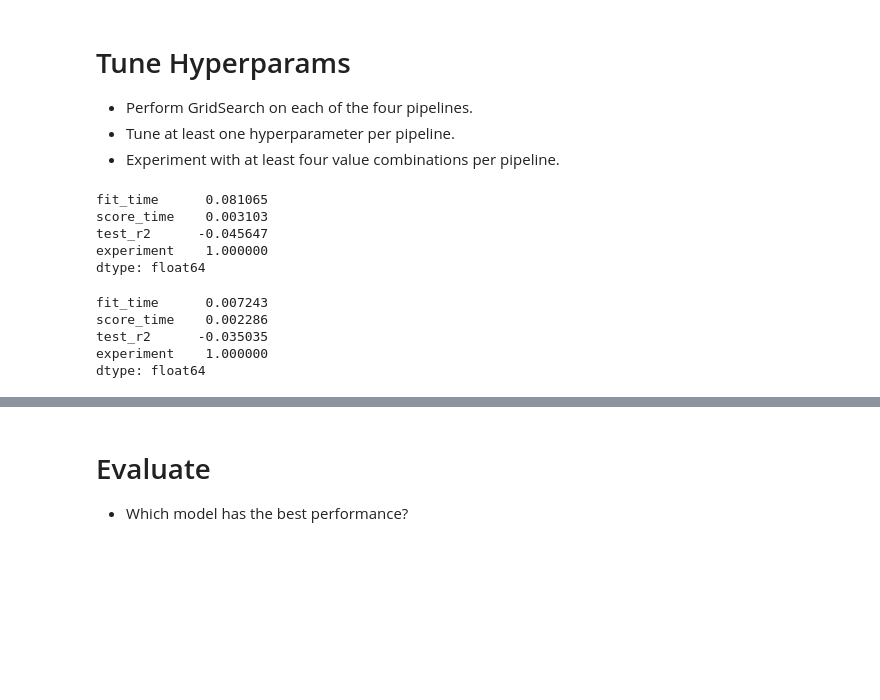
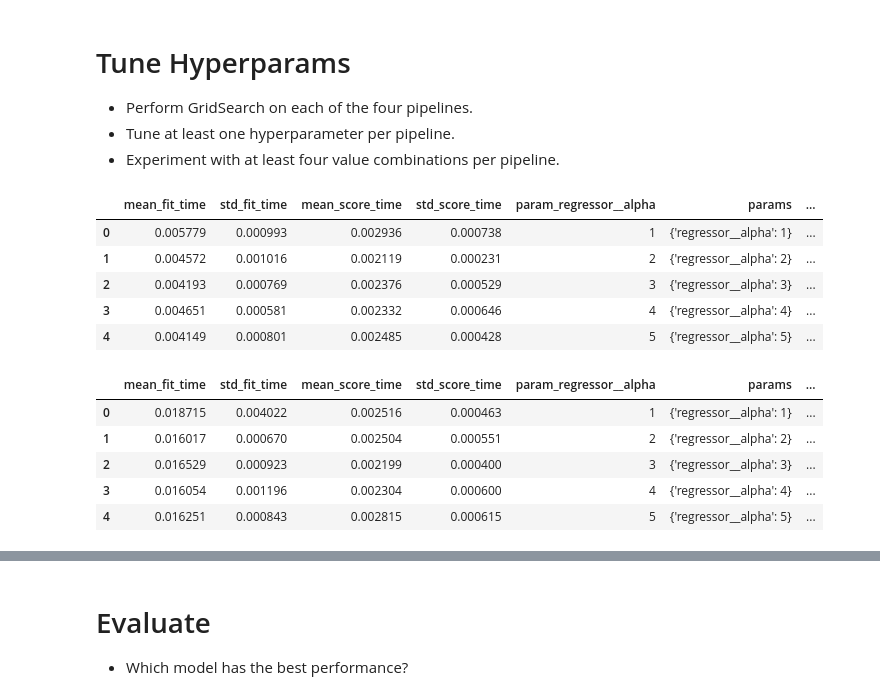
Before and after one commit to klin093/production, a Jupyter notebook: 02_activities/assignments/assignment_2.ipynb, the cells around one changed output, grey strips where cells are left out. Cells and saved outputs as stored; diff of their text form; code cells hidden in the pictures; blank space fills up the shorter version.

```diff
--- a/02_activities/assignments/assignment_2.ipynb
+++ b/02_activities/assignments/assignment_2.ipynb
@@ -217,7 +217,7 @@ Create a [model pipeline](https://scikit-learn.org/stable/modules/generated/skle
 pipeA = Pipeline(
     [
         ('preprocessing', preproc1),
-        ('regressor', LassoCV())
+        ('regressor', Lasso())
     ]
 )
 
@@ -309,27 +309,45 @@ X = fires_dt[feat_col]
 Y = fires_dt['area']
 
 X_train, X_test, Y_train, Y_test = train_test_split(X, Y, test_size = 0.2, random_state = 42)
-# %%
-res_simple_dict = cross_validate(pipeA, X_train, Y_train, cv = 5, scoring = ['r2'])
-res_simple = pd.DataFrame(res_simple_dict).assign(experiment = 1)
-res_simple
-
-res_simple.mean()
-# %% [output]
-fit_time      0.081065
-score_time    0.003103
-test_r2      -0.045647
-experiment    1.000000
-dtype: float64
-# %%
-res_simple_dict = cross_validate(pipeB, X_train, Y_train, cv = 5, scoring = ['r2'])
-res_simple = pd.DataFrame(res_simple_dict).assign(experiment = 1)
-res_simple
-
-res_simple.mean()
-# %% [output]
-fit_time      0.007243
-score_time    0.002286
-test_r2      -0.035035
-experiment    1.000000
-dtype: float64
+# %%
+grid_cv_A = GridSearchCV(
+    estimator=pipeA,
+    param_grid={'regressor__alpha': [1,2,3,4,5]},
+    scoring = 'r2',
+    cv = 5,
+    )
+
+grid_cv_A.fit(X_train, Y_train)
+
+resA = grid_cv_A.cv_results_
+resA = pd.DataFrame(resA)
+
+resA
+# %% [output]
+|  | mean_fit_time | std_fit_time | mean_score_time | std_score_time | param_regressor__alpha | params | ... |
+| 0 | 0.005779 | 0.000993 | 0.002936 | 0.000738 | 1 | {'regressor__alpha': 1} | ... |
+| 1 | 0.004572 | 0.001016 | 0.002119 | 0.000231 | 2 | {'regressor__alpha': 2} | ... |
+| 2 | 0.004193 | 0.000769 | 0.002376 | 0.000529 | 3 | {'regressor__alpha': 3} | ... |
+| 3 | 0.004651 | 0.000581 | 0.002332 | 0.000646 | 4 | {'regressor__alpha': 4} | ... |
+| 4 | 0.004149 | 0.000801 | 0.002485 | 0.000428 | 5 | {'regressor__alpha': 5} | ... |
+# %%
+grid_cv_B = GridSearchCV(
+    estimator=pipeB,
+    param_grid={'regressor__alpha': [1,2,3,4,5]},
+    scoring = 'r2',
+    cv = 5,
+    )
+
+grid_cv_B.fit(X_train, Y_train)
+
+resB = grid_cv_B.cv_results_
+resB = pd.DataFrame(resB)
+
+resB
+# %% [output]
+|  | mean_fit_time | std_fit_time | mean_score_time | std_score_time | param_regressor__alpha | params | ... |
+| 0 | 0.018715 | 0.004022 | 0.002516 | 0.000463 | 1 | {'regressor__alpha': 1} | ... |
+| 1 | 0.016017 | 0.000670 | 0.002504 | 0.000551 | 2 | {'regressor__alpha': 2} | ... |
+| 2 | 0.016529 | 0.000923 | 0.002199 | 0.000400 | 3 | {'regressor__alpha': 3} | ... |
+| 3 | 0.016054 | 0.001196 | 0.002304 | 0.000600 | 4 | {'regressor__alpha': 4} | ... |
+| 4 | 0.016251 | 0.000843 | 0.002815 | 0.000615 | 5 | {'regressor__alpha': 5} | ... |
```
Also changed, not shown: parts of 8 cells of this notebook.
